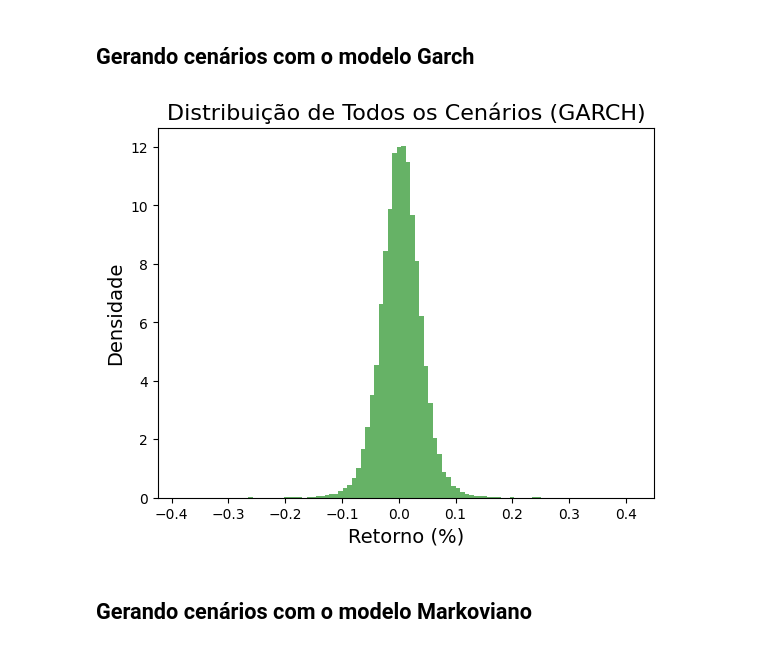
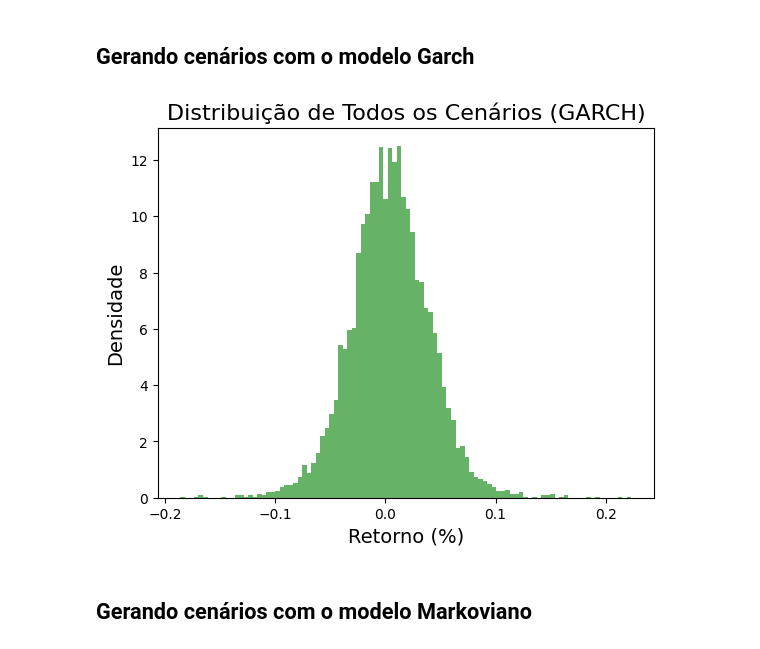
Before and after one commit to rikMath/valuation-optimization, a Jupyter notebook: otimizacao-multiobjetivo-refrigerante-otimiza-marketing-com-emprestimo.ipynb, the cells around one changed output. Drawn from its saved outputs; the diff is of its cells as text; code cells hidden in the pictures.

```diff
--- a/otimizacao-multiobjetivo-refrigerante-otimiza-marketing-com-emprestimo.ipynb
+++ b/otimizacao-multiobjetivo-refrigerante-otimiza-marketing-com-emprestimo.ipynb
@@ -12,9 +12,9 @@ solver_name = 'highs'
 # Número de meses
 T=60
 
-S = 500
+S = 100
 
-S_range = range(1, 500+1)
+S_range = range(1, S+1)
 
 # Parâmetros
 a = 60  # Constante da demanda
@@ -61,8 +61,8 @@ epsilon_var = 10000  # Valor inicial, será atualizado no loop
 GAMMA = 0.01
 
 # Parâmetros WACC
-initial_equity = 100_000
-initial_debt = 0
+initial_equity = 10_000
+initial_debt = 100
 initial_cost_of_debt = 0.05
 cost_of_equity = 0.1
 tax_rate = 0.3
@@ -639,35 +639,35 @@ ret  = 100 * np.log(fx).diff().dropna()
 # 2)  ajusta GARCH(1,1) com inovações t
 # ───────────────────────────────────────────────────────────────
 garch = arch_model(ret, mean='Constant',
                    vol='GARCH', p=1, q=1,
                    dist='StudentsT')
 res = garch.fit(disp='off')
 
 # ───────────────────────────────────────────────────────────────
 # 3)  simula 500 trajetórias de 59 meses (T-1) cada
 # ───────────────────────────────────────────────────────────────
-T, scenarios = 60, 500
+T, scenarios = 60, S
 paths = np.vstack([
     garch.simulate(res.params, nobs=T-1)['data'].values
     for _ in range(scenarios)
 ])                       # shape = (500 , 59)
 
 #  ── mantém o mesmo formato usado no seu pickle
 scenarios_data_arch = (paths / 100).reshape(-1, 1)
 pickle.dump(scenarios_data_arch, open('all_data_arch.pkl', 'wb'))
 
 # ───────────────────────────────────────────────────────────────
 # 4)  visualização (opcional)
 # ───────────────────────────────────────────────────────────────
 plt.hist(scenarios_data_arch, bins=100, density=True, alpha=0.6, color='g')
 plt.title('Distribuição de Todos os Cenários (GARCH)', fontsize=16)
 plt.xlabel('Retorno (%)', fontsize=14)
 plt.ylabel('Densidade', fontsize=14)
 
 plt.savefig('./figures/dollar_variation_distribution_garch.png', dpi=300)
 plt.show()
 # %% [output]
-[figure, old version]
+[figure, new version]
 # %% [markdown]
 ## Gerando cenários com o modelo Markoviano
 # %%
```
Also changed, not shown: parts of 42 cells of this notebook, 3 other files.
